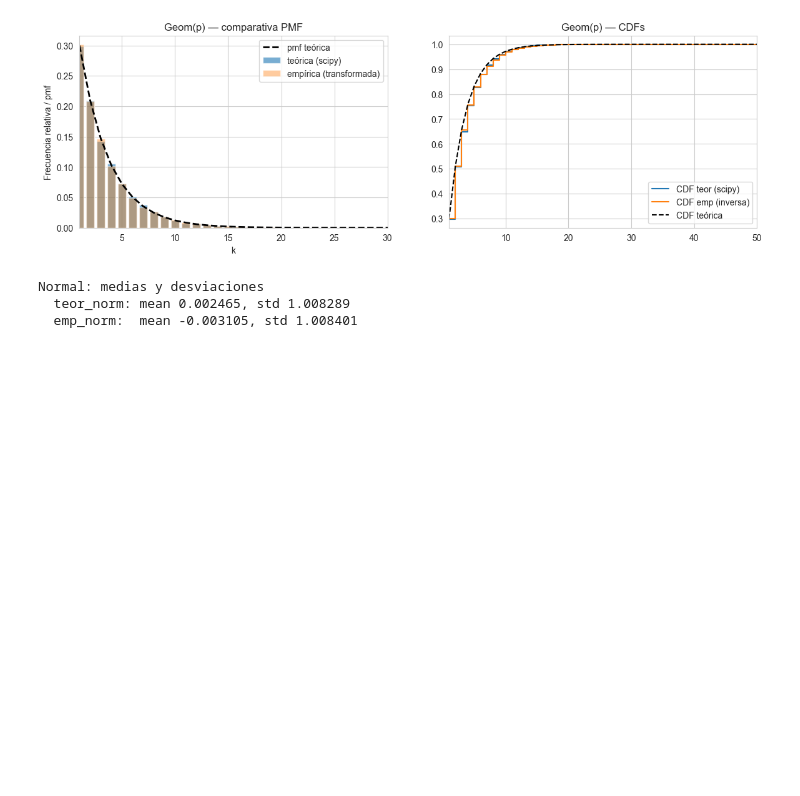
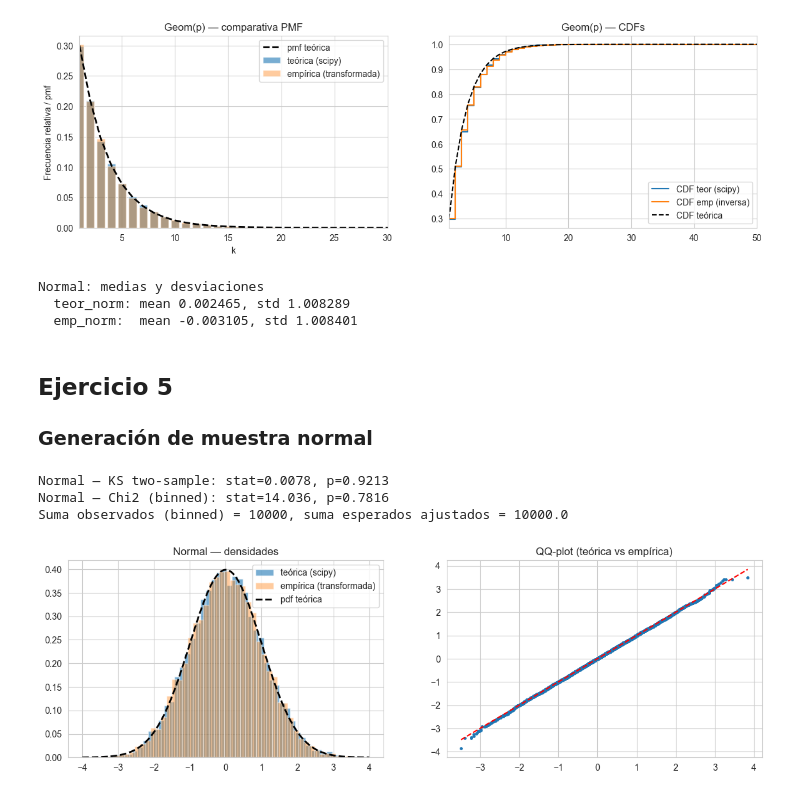
Before and after one commit to lemoonchild/Lab7_ModSim, a Jupyter notebook: Lab07_Ej4_5_Comparisons.ipynb, the cells around one changed output. Saved outputs shown, nothing was run; the diff lists cells and outputs as text; code cells hidden in the pictures; blank space fills up the shorter version.

Commit message:
feat: add normal sample generation with comparison of results (task 5)

```diff
--- a/Lab07_Ej4_5_Comparisons.ipynb
+++ b/Lab07_Ej4_5_Comparisons.ipynb
@@ -144,3 +144,66 @@ print("  emp_norm:  mean {:.6f}, std {:.6f}".format(np.mean(emp_norm),  np.std(e
 Normal: medias y desviaciones
   teor_norm: mean 0.002465, std 1.008289
   emp_norm:  mean -0.003105, std 1.008401
+# %% [markdown]
+## Ejercicio 5
+
+### Generación de muestra normal
+# %%
+ks_stat_norm, ks_pval_norm = stats.ks_2samp(teor_norm, emp_norm)
+print("Normal — KS two-sample: stat={:.4f}, p={:.4f}".format(ks_stat_norm, ks_pval_norm))
+
+# Chi2 binned: histogram de la muestra empírica y probabilidades teóricas por bin
+n_bins = 20
+obs_counts, bin_edges = np.histogram(emp_norm, bins=n_bins)
+cdf_vals = stats.norm.cdf(bin_edges, loc=mu, scale=sigma)
+expected_probs = np.diff(cdf_vals)
+expected_counts = expected_probs * N
+
+# Agrupar/ajustar si expected_counts pequeños y asegurar suma
+mask_small = expected_counts < 5
+if mask_small.any():
+    idx_non_small = np.where(~mask_small)[0]
+    if len(idx_non_small) == 0:
+        raise ValueError("Binning llevó expected <5 en todas las celdas. Aumenta N o reduce n_bins.")
+    keep = idx_non_small[-1]
+    observed_b = np.concatenate([obs_counts[:keep], [obs_counts[keep:].sum()]])
+    expected_b = np.concatenate([expected_counts[:keep], [expected_counts[keep:].sum()]])
+else:
+    observed_b = obs_counts.astype(float)
+    expected_b = expected_counts.astype(float)
+
+# Ajuste para que sumas coincidan (corrige redondeos)
+diff = observed_b.sum() - expected_b.sum()
+if abs(diff) > 1e-8 * max(1.0, observed_b.sum()):
+    expected_b[-1] += diff
+
+# Chequeo final
+if not np.isclose(observed_b.sum(), expected_b.sum(), rtol=1e-8, atol=1e-12):
+    raise ValueError("Suma de esperados no coincide con observados tras ajuste (Normal).")
+
+chi2_stat_norm, chi2_pval_norm = stats.chisquare(observed_b, f_exp=expected_b)
+print("Normal — Chi2 (binned): stat={:.3f}, p={:.4f}".format(chi2_stat_norm, chi2_pval_norm))
+print("Suma observados (binned) = {}, suma esperados ajustados = {}".format(observed_b.sum(), expected_b.sum()))
+
+# Visualizaciones
+fig, axes = plt.subplots(1,2, figsize=(14,4))
+axes[0].hist(teor_norm, bins=50, density=True, alpha=0.6, label='teórica (scipy)')
+axes[0].hist(emp_norm,  bins=50, density=True, alpha=0.4, label='empírica (transformada)')
+xs = np.linspace(mu-4*sigma, mu+4*sigma, 300)
+axes[0].plot(xs, stats.norm.pdf(xs, mu, sigma), 'k--', lw=2, label='pdf teórica')
+axes[0].legend()
+axes[0].set_title('Normal — densidades')
+
+# QQ plot entre las dos muestras (visual)
+s_te = np.sort(teor_norm)
+s_em = np.sort(emp_norm)
+m = min(len(s_te), len(s_em))
+axes[1].scatter(s_te[:m], s_em[:m], s=6)
+axes[1].plot([s_te[:m].min(), s_te[:m].max()], [s_te[:m].min(), s_te[:m].max()], 'r--')
+axes[1].set_title('QQ-plot (teórica vs empírica)')
+plt.show()
+# %% [output]
+Normal — KS two-sample: stat=0.0078, p=0.9213
+Normal — Chi2 (binned): stat=14.036, p=0.7816
+Suma observados (binned) = 10000, suma esperados ajustados = 10000.0
+[figure, added]
```
Also changed, not shown: parts of 1 cell of this notebook.
